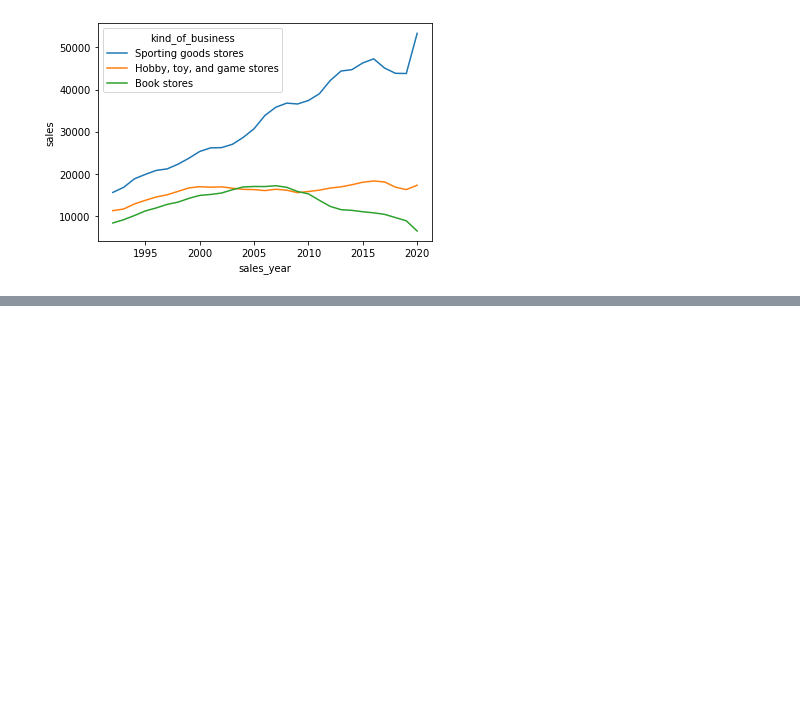
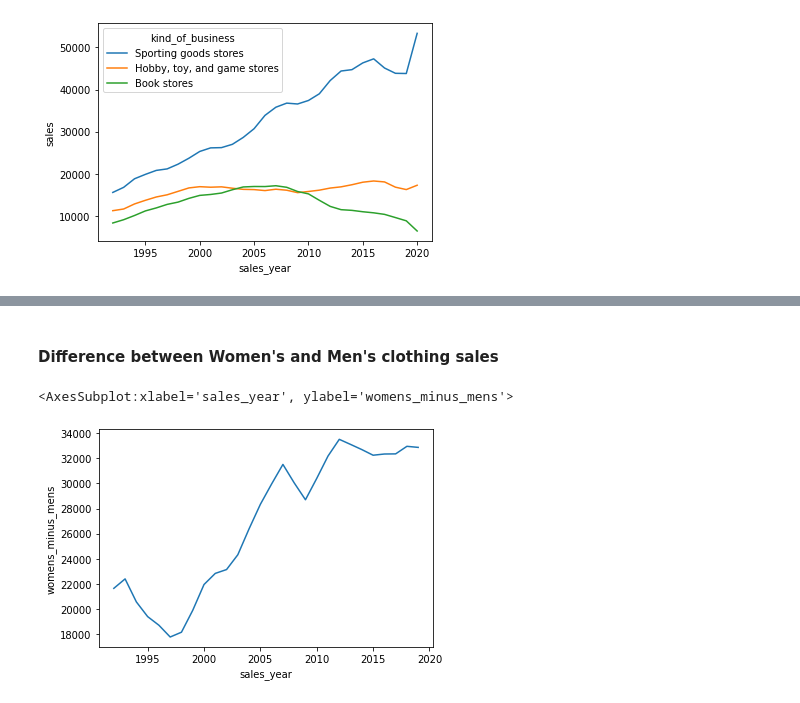
Before and after one commit to antiny/dbt-analysis, a Jupyter notebook: notebooks/ch03_time_series/simple_query.ipynb, the cells around one changed output, grey strips where cells are left out. Drawn from its saved outputs; the diff is of its cells as text; code cells hidden in the pictures; blank space fills up the shorter version.

Commit message:
cont with time series analysis

```diff
--- a/notebooks/ch03_time_series/simple_query.ipynb
+++ b/notebooks/ch03_time_series/simple_query.ipynb
@@ -85,0 +142,46 @@ sns.lineplot(data=df, x="sales_year", y="sales", hue='kind_of_business')
+# %% [markdown]
+#### Difference between Women's and Men's clothing sales
+# %%
+query = '''
+
+with pivoted as (
+
+    select
+        date_part('year', sales_month) as sales_year,
+        sum(case when kind_of_business = 'Men''s clothing stores'
+                    then sales
+                    end)    as mens_sales,
+        sum(case when kind_of_business = 'Women''s clothing stores'
+                    then sales
+                    end)    as womens_sales
+
+    from
+        ANALYTICS.DEMO.us_retail_sales
+
+    where
+        kind_of_business in (
+            'Men''s clothing stores',
+            'Women''s clothing stores'
+        )
+        and sales_month <= '2019-12-01'
+
+    group by
+        1
+
+)
+
+select
+    sales_year,
+    womens_sales - mens_sales as womens_minus_mens,
+    womens_sales / mens_sales as womens_times_of_mens
+
+from
+    pivoted
+
+'''
+
+df = pd.read_sql(query, connection)
+sns.lineplot(data=df, x="sales_year", y="womens_minus_mens")
+# %% [output]
+<AxesSubplot:xlabel='sales_year', ylabel='womens_minus_mens'>
+[figure, added]
```
Also changed, not shown: parts of 16 cells of this notebook.
